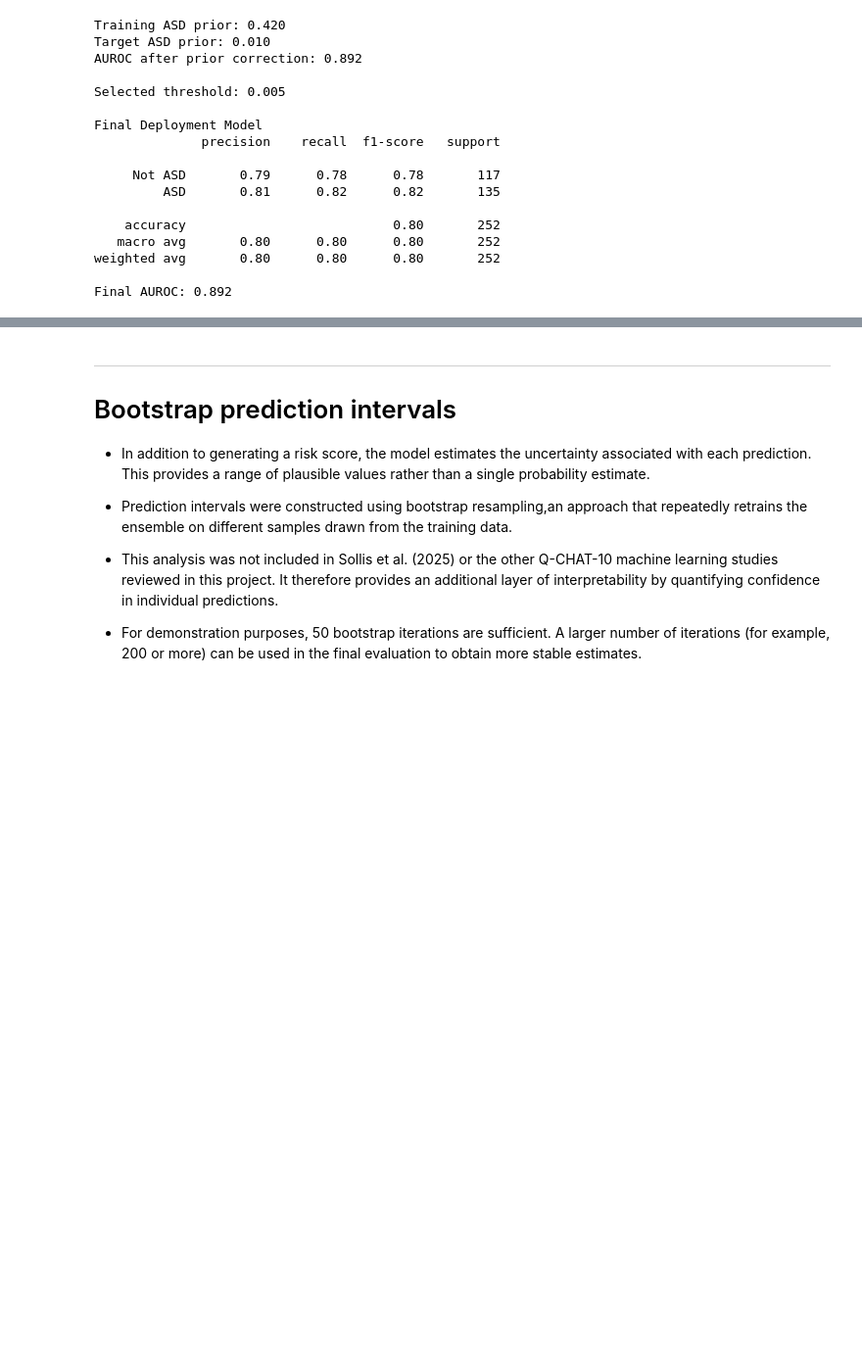
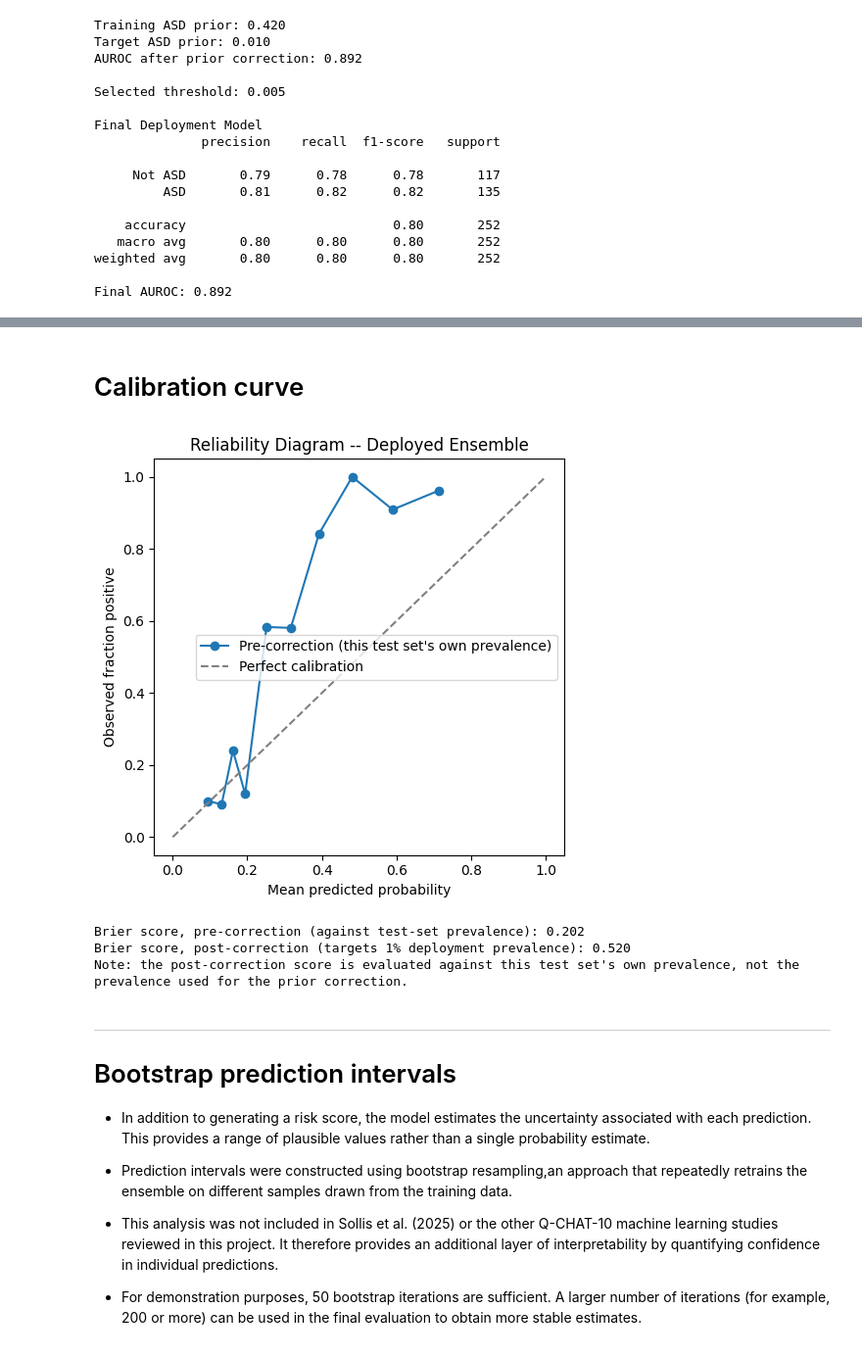
Before and after one commit to RELEBOHILE-PHEKO/Autism-Risk-Screening, a Jupyter notebook: notebook/autism_screening_Pipeline.ipynb, the cells around one changed output, grey strips where cells are left out. Shown at 98% size. Drawn from its saved outputs; the diff is of its cells as text; code cells hidden in the pictures; blank space fills up the shorter version.

```diff
--- a/notebook/autism_screening_Pipeline.ipynb
+++ b/notebook/autism_screening_Pipeline.ipynb
@@ -1388,3 +1605,72 @@ Final AUROC: 0.892
+# %% [markdown]
+# Calibration curve
+# %%
+from sklearn.calibration import calibration_curve
+from sklearn.metrics import brier_score_loss
+
+# Compute the calibration curve before prior correction
+frac_pos, mean_pred = calibration_curve(
+    y_test,
+    prob_beh_ens_test,
+    n_bins=10,
+    strategy="quantile"
+)
+
+# Calculate Brier scores before and after correction
+brier_pre = brier_score_loss(y_test, prob_beh_ens_test)
+brier_post = brier_score_loss(y_test, prob_beh_ens_corrected)
+
+# Plot the reliability diagram
+plt.figure(figsize=(5, 5))
+
+# Plot the model calibration curve
+plt.plot(
+    mean_pred,
+    frac_pos,
+    marker="o",
+    label="Pre-correction (this test set's own prevalence)"
+)
+
+# Plot the perfect-calibration reference line
+plt.plot(
+    [0, 1],
+    [0, 1],
+    linestyle="--",
+    color="grey",
+    label="Perfect calibration"
+)
+
+# Add labels and formatting
+plt.xlabel("Mean predicted probability")
+plt.ylabel("Observed fraction positive")
+plt.title("Reliability Diagram -- Deployed Ensemble")
+
+plt.legend()
+plt.tight_layout()
+plt.show()
+
+# Display the Brier scores
+print(
+    f"Brier score, pre-correction (against test-set prevalence): "
+    f"{brier_pre:.3f}"
+)
+
+print(
+    f"Brier score, post-correction (targets {TARGET_ASD_PRIOR:.0%} "
+    f"deployment prevalence): {brier_post:.3f}"
+)
+
+# Explain how to interpret the post-correction score
+print(
+    "Note: the post-correction score is evaluated against this "
+    "test set's own prevalence, not the prevalence used for "
+    "the prior correction."
+)
+# %% [output]
+[figure, added]
+Brier score, pre-correction (against test-set prevalence): 0.202
+Brier score, post-correction (targets 1% deployment prevalence): 0.520
+Note: the post-correction score is evaluated against this test set's own prevalence, not the prevalence used for the prior correction.
 # %% [markdown]
 ---------
 
```
Also changed, not shown: parts of 16 cells of this notebook.
